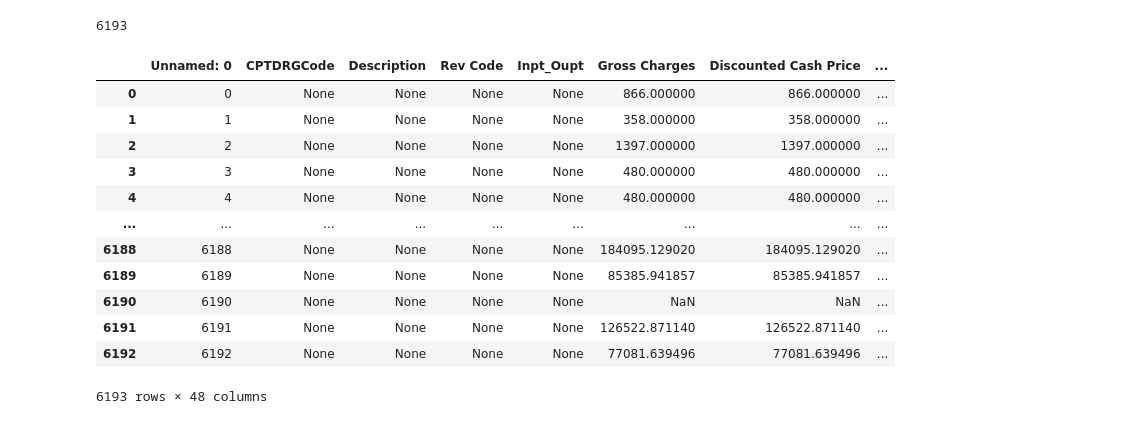
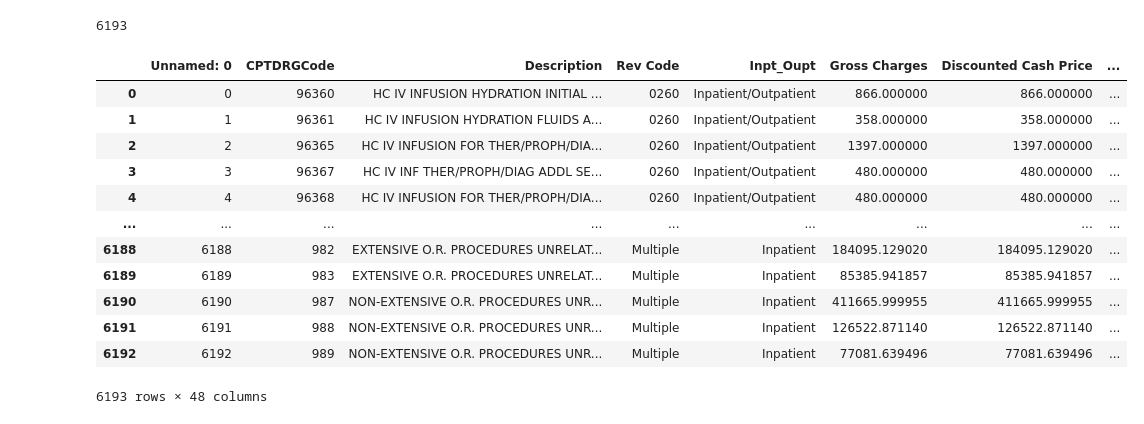
Before and after one commit to bonitr02/sqlite_database_operations, a Jupyter notebook: hha504_assgn3.ipynb, the cells around one changed output. Drawn from its saved outputs; the diff is of its cells as text; code cells hidden in the pictures.

```diff
--- a/hha504_assgn3.ipynb
+++ b/hha504_assgn3.ipynb
@@ -1177,5 +1190,5 @@ response
 # %% [markdown]
 ### Automatic table creation
 # %%
-msq_database = pd.read_csv('/content/newdb_NewYorkPresbyterianHospital_standardcharges.csv')
+msq_database1 = pd.read_csv('/content/newdb_NewYorkPresbyterianHospital_standardcharges.csv')
 # %%
@@ -1185,23 +1198,23 @@ msq_database.to_sql('msq_database', conn, if_exists='append', index=False)
 # %%
 query = '''
 select *
- from msq_database
+ from msq_database1
 ;
  '''
 
-response1 = pd.read_sql(query, conn)
-response1
+response2 = pd.read_sql(query, conn)
+response2
 # %% [output]
 |  | Unnamed: 0 | CPTDRGCode | Description | Rev Code | Inpt_Oupt | Gross Charges | Discounted Cash Price | ... |
-| 0 | 0 | None | None | None | None | 866.000000 | 866.000000 | ... |
-| 1 | 1 | None | None | None | None | 358.000000 | 358.000000 | ... |
-| 2 | 2 | None | None | None | None | 1397.000000 | 1397.000000 | ... |
-| 3 | 3 | None | None | None | None | 480.000000 | 480.000000 | ... |
-| 4 | 4 | None | None | None | None | 480.000000 | 480.000000 | ... |
+| 0 | 0 | 96360 | HC IV INFUSION HYDRATION INITIAL ... | 0260 | Inpatient/Outpatient | 866.000000 | 866.000000 | ... |
+| 1 | 1 | 96361 | HC IV INFUSION HYDRATION FLUIDS A... | 0260 | Inpatient/Outpatient | 358.000000 | 358.000000 | ... |
+| 2 | 2 | 96365 | HC IV INFUSION FOR THER/PROPH/DIA... | 0260 | Inpatient/Outpatient | 1397.000000 | 1397.000000 | ... |
+| 3 | 3 | 96367 | HC IV INF THER/PROPH/DIAG ADDL SE... | 0260 | Inpatient/Outpatient | 480.000000 | 480.000000 | ... |
+| 4 | 4 | 96368 | HC IV INFUSION FOR THER/PROPH/DIA... | 0260 | Inpatient/Outpatient | 480.000000 | 480.000000 | ... |
 | ... | ... | ... | ... | ... | ... | ... | ... | ... |
-| 6188 | 6188 | None | None | None | None | 184095.129020 | 184095.129020 | ... |
-| 6189 | 6189 | None | None | None | None | 85385.941857 | 85385.941857 | ... |
-| 6190 | 6190 | None | None | None | None | NaN | NaN | ... |
-| 6191 | 6191 | None | None | None | None | 126522.871140 | 126522.871140 | ... |
-| 6192 | 6192 | None | None | None | None | 77081.639496 | 77081.639496 | ... |
+| 6188 | 6188 | 982 | EXTENSIVE O.R. PROCEDURES UNRELAT... | Multiple | Inpatient | 184095.129020 | 184095.129020 | ... |
+| 6189 | 6189 | 983 | EXTENSIVE O.R. PROCEDURES UNRELAT... | Multiple | Inpatient | 85385.941857 | 85385.941857 | ... |
+| 6190 | 6190 | 987 | NON-EXTENSIVE O.R. PROCEDURES UNR... | Multiple | Inpatient | 411665.999955 | 411665.999955 | ... |
+| 6191 | 6191 | 988 | NON-EXTENSIVE O.R. PROCEDURES UNR... | Multiple | Inpatient | 126522.871140 | 126522.871140 | ... |
+| 6192 | 6192 | 989 | NON-EXTENSIVE O.R. PROCEDURES UNR... | Multiple | Inpatient | 77081.639496 | 77081.639496 | ... |
 6193 rows × 48 columns
```
Also changed, not shown: parts of 11 cells of this notebook.
